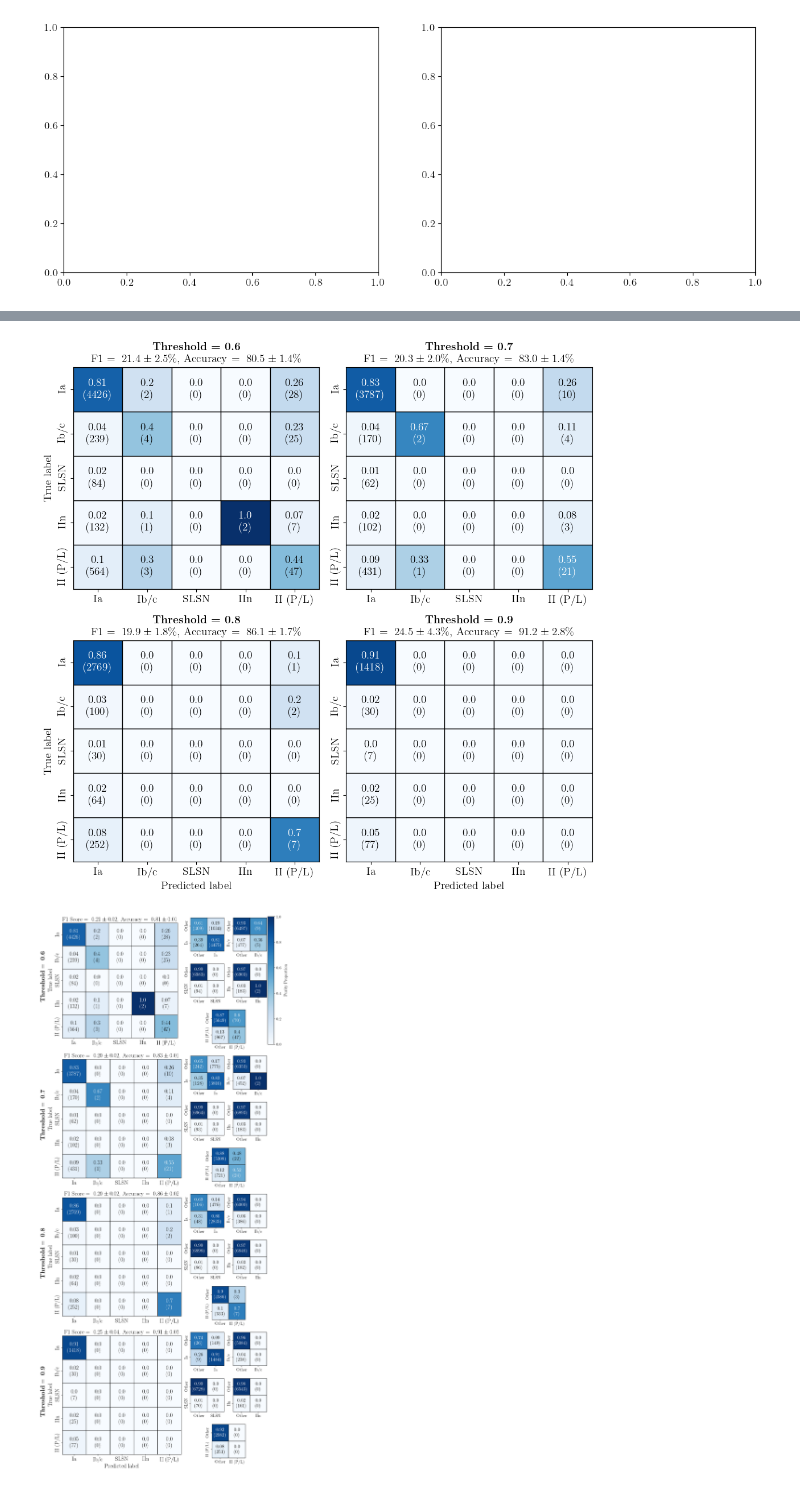
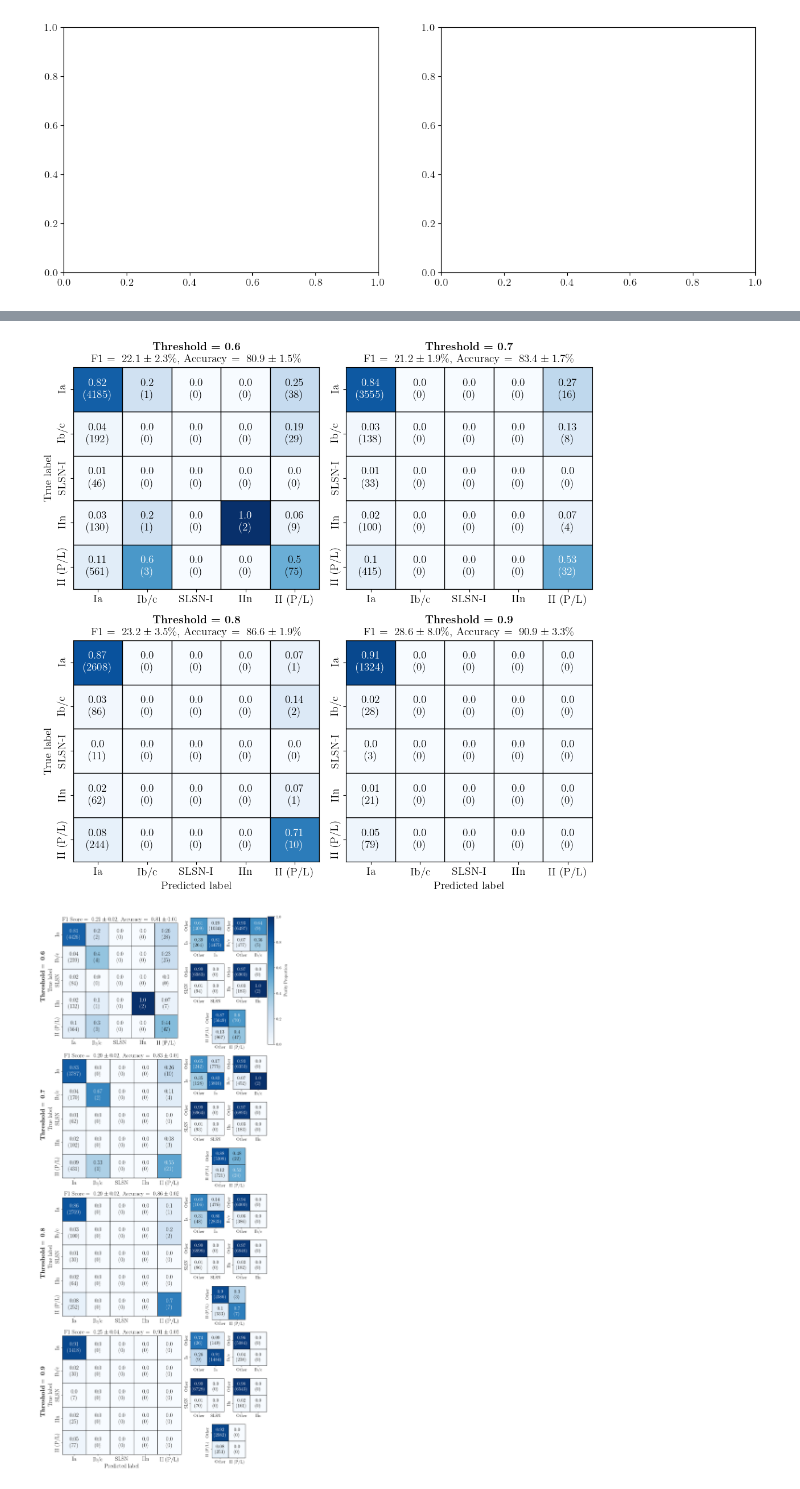
Before and after one commit to Adam-Boesky/astro_SPLASH, a Jupyter notebook: Final_Paper/final_classifying.ipynb, the cells around one changed output, grey strips where cells are left out. Saved outputs shown, nothing was run; the diff lists cells and outputs as text; code cells hidden in the pictures.

```diff
--- a/Final_Paper/final_classifying.ipynb
+++ b/Final_Paper/final_classifying.ipynb
@@ -1000,0 +1118,6 @@ See the caveats in the documentation: https://pandas.pydata.org/pandas-docs/stab
+# %%
+density = kde_per_type[sn_type](props.T)
+
+for i in range(3):
+    plt.scatter(props[:, i], props[:, i+1], c=density)
+    plt.show()
@@ -1000,0 +1128,22 @@ See the caveats in the documentation: https://pandas.pydata.org/pandas-docs/stab
+# %%
+f1_scores = {'macro': [], 'micro': []}
+for i in range(100):
+    test_points = []
+    test_classes = []
+    for i_class, (sn_type, kde) in enumerate(kde_per_type.items()):
+        test_points.append(kde.resample(n_per_type[sn_type]).T)
+        test_classes.append(np.ones(n_per_type[sn_type]) * i_class)
+
+    test_points = np.vstack(test_points)
+    classes = np.hstack(test_classes)
+
+    test_point_scores = []
+    for i_class, (sn_type, kde) in enumerate(kde_per_type.items()):
+        test_point_scores.append(kde(test_points.T))
+
+    kde_preds = np.argmax(test_point_scores, axis=0)
+
+    f1_scores['macro'].append(f1_score(kde_preds, classes, average='macro'))
+    f1_scores['micro'].append(f1_score(kde_preds, classes, average='micro'))
+print(np.mean(f1_scores['macro']), np.std(f1_scores['macro']))
+print(np.mean(f1_scores['micro']), np.std(f1_scores['micro']))
@@ -1356,7 +1560,10 @@ ValueError: multiclass format is not supported
 # %%
 # K fold confusion matrix
 kf = StratifiedKFold(n_splits=20, random_state=22, shuffle=True)
-rf_classifier_multi = RandomForestClassifier(n_estimators=1000, random_state=22)
+rf_classifier_multi = RandomForestClassifier(
+    n_estimators=1000,
+    random_state=22,
+)
 
 # Initialize a matrix to hold the summed confusion matrix
 multiclass_cumulative_cm = np.array([[0 for _ in range(5)] for _ in range(5)])
@@ -1379,6 +1586,7 @@ preds = ['$\\log(\\rm{Separation})$ [$^{\\prime\\prime}$]', '$\\log(M_*) \\ [M_\
 # pstar_y = panstarr_df['sn_class_cat'][within_training_mask & z_mask & good_class_mask].to_numpy()
 pstar_X = sne_df[preds][z_mask & good_class_mask].to_numpy()
 pstar_y = panstarr_df['sn_class_cat'][z_mask & good_class_mask].to_numpy()
+class_labels = panstarr_df['claimedtype'][z_mask & good_class_mask].to_numpy()
 custom_thresholds = [0.6, 0.7, 0.8, 0.9]  # Modify this value to control the threshold
 multiclass_cumulative_cm_thresh = {thresh: np.array([[0 for _ in range(5)] for _ in range(5)]) for thresh in custom_thresholds}
 
@@ -1393,6 +1601,10 @@ for train_index, test_index in kf.split(pstar_X, pstar_y):
     # Split the data into training and test sets for the current fold
     X_train, X_test = pstar_X[train_index], pstar_X[test_index]
     y_train, y_test = pstar_y[train_index], pstar_y[test_index]
+    y_labs = class_labels[test_index]
+
+    not_slsn_ii_mask = np.array(['slsn-ii' not in c.lower() for c in y_labs])
+    X_test, y_test = X_test[not_slsn_ii_mask], y_test[not_slsn_ii_mask]
 
     # Fit and get confusion matrix
     # Non-balanced weights
@@ -1889,7 +2143,7 @@ for (i, j), z in np.ndenumerate(cm1_norm):
     ax1.text(j + 0.5, i + 0.5, f'{z}\n({cm1[i, j]})', ha='center', va='center', fontsize=fs, color=text_color)
 
 # Set the limits and labels for 5 classes
-class_labels = ['Ia', 'Ib/c', 'SLSN', 'IIn', 'II (P/L)']  # Replace with actual class names
+class_labels = ['Ia', 'Ib/c', 'SLSN-I', 'IIn', 'II (P/L)']  # Replace with actual class names
 ax1.set_xlim(0, 5)
 ax1.set_ylim(0, 5)
 ax1.set_xticks(np.arange(0.5, 5.5))
@@ -2121,35 +2375,35 @@ for i, thresh in enumerate(selected_thresholds):
     for (ik, j), z in np.ndenumerate(cm_norm):
         color = cmap(norm(z))
         ax.fill_between([j, j+1], [ik, ik], [ik+1, ik+1], color=color, edgecolor='black')
         text_color = 'white' if z > 0.5 else 'black'
         ax.text(j + 0.5, ik + 0.5, f'{z}\n({cm[ik, j]})', ha='center', va='center', fontsize=fs, color=text_color)
 
     # Set the limits and labels for 5 classes
-    class_labels = ['Ia', 'Ib/c', 'SLSN', 'IIn', 'II (P/L)']
+    class_labels = ['Ia', 'Ib/c', 'SLSN-I', 'IIn', 'II (P/L)']
     ax.set_xlim(0, 5)
     ax.set_ylim(0, 5)
     ax.set_xticks(np.arange(0.5, 5.5))
     ax.set_yticks(np.arange(0.5, 5.5))
     ax.set_xticklabels(class_labels)
     ax.set_yticklabels(class_labels[::-1], rotation=90, va='center', ha='right')
     ax.tick_params(axis='both', which='major', labelsize=fs)
     ax.grid(False)
 
     if row == 1:
         ax.set_xlabel('Predicted label', fontsize=fs) if row == 1 else None
     if col == 0:
         ax.set_ylabel('True label', fontsize=fs)
 
     ax.set_title(rf'\textbf{{Threshold = {thresh}}}' + '\n' +
                  rf'F1$\ =\ {np.mean(multiclass_f1_scores_thresh[thresh])*100:.1f}\pm {np.std(multiclass_f1_scores_thresh[thresh])*100:.1f} \%$' +
                  rf', Accuracy$\ =\ {np.mean(multiclass_accuracies_thresh[thresh])*100:.1f}\pm {np.std(multiclass_accuracies_thresh[thresh])*100:.1f} \%$',
                  fontsize=fs)
 
 plt.tight_layout()
 plt.savefig('Figures/5class_cm_by_thresh.pdf', bbox_inches='tight')
 plt.show()
 # %% [output]
-[figure, old version]
+[figure, new version]
 # %%
 # Create figure, adjust figsize to ensure squareness
 fig = plt.figure(figsize=(9.7, 24))
```
Also changed, not shown: parts of 54 cells of this notebook, 15 other files.
